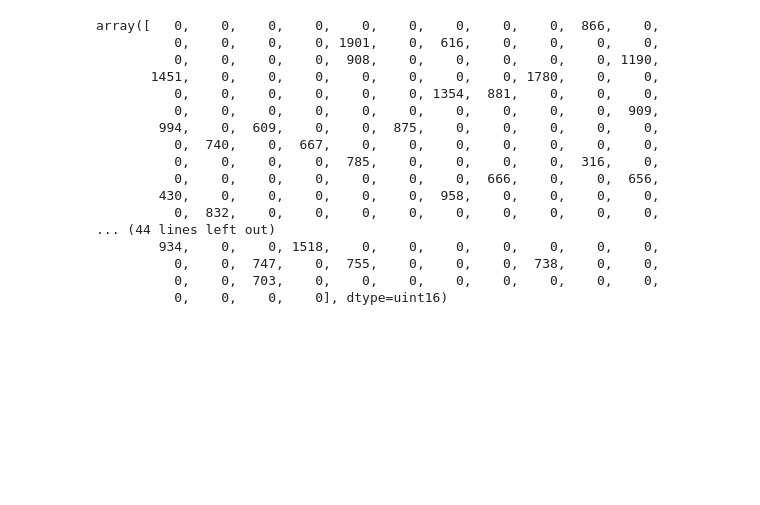
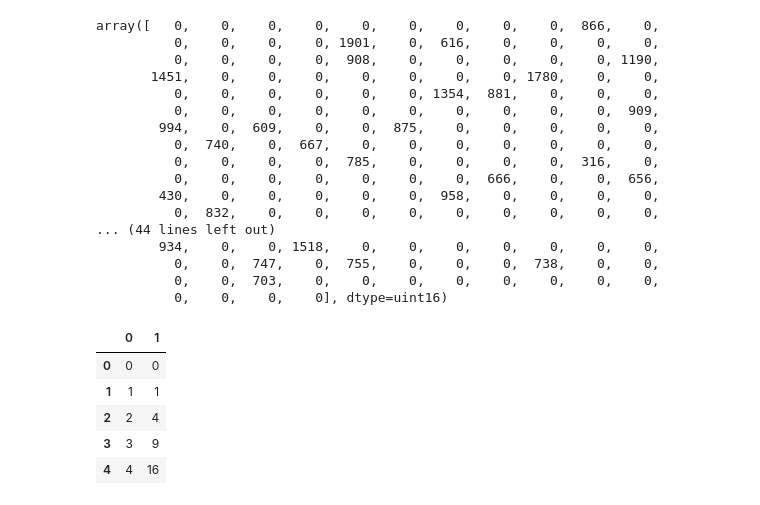
Before and after one commit to NirliptaPande/Vienna, a Jupyter notebook: visual.ipynb, the cells around one changed output. Saved outputs shown, nothing was run; the diff lists cells and outputs as text; code cells hidden in the pictures; blank space fills up the shorter version.

```diff
--- a/visual.ipynb
+++ b/visual.ipynb
@@ -391,0 +398,12 @@ for idx, band in enumerate(bands):
+# %%
+import pandas as pd
+df = np.load('./neuroprophet/test.npy')
+df = pd.DataFrame(df)
+df.head()
+# %% [output]
+|  | 0 | 1 |
+| 0 | 0 | 0 |
+| 1 | 1 | 1 |
+| 2 | 2 | 4 |
+| 3 | 3 | 9 |
+| 4 | 4 | 16 |
```
Also changed, not shown: parts of 3 cells of this notebook, 37 other files.
